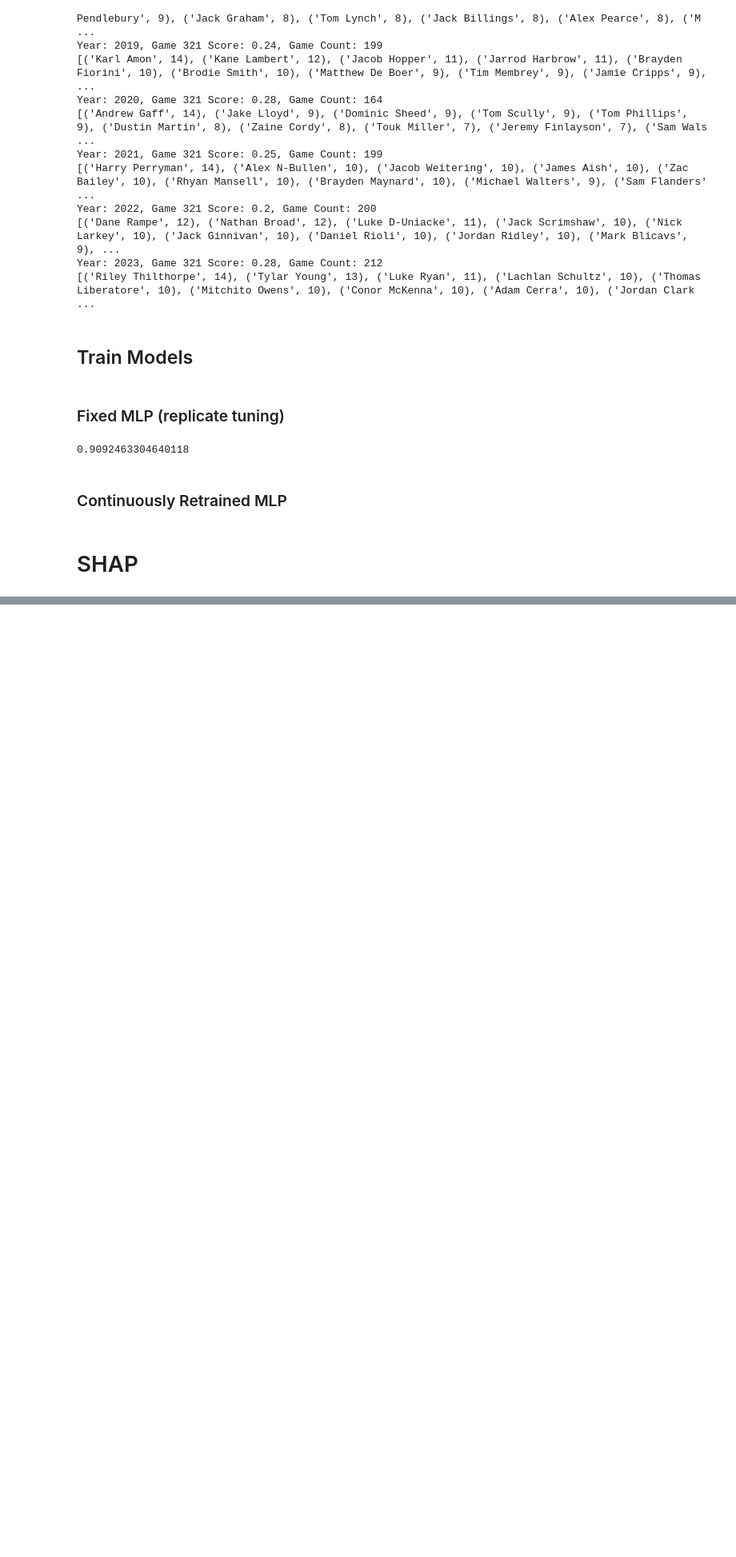
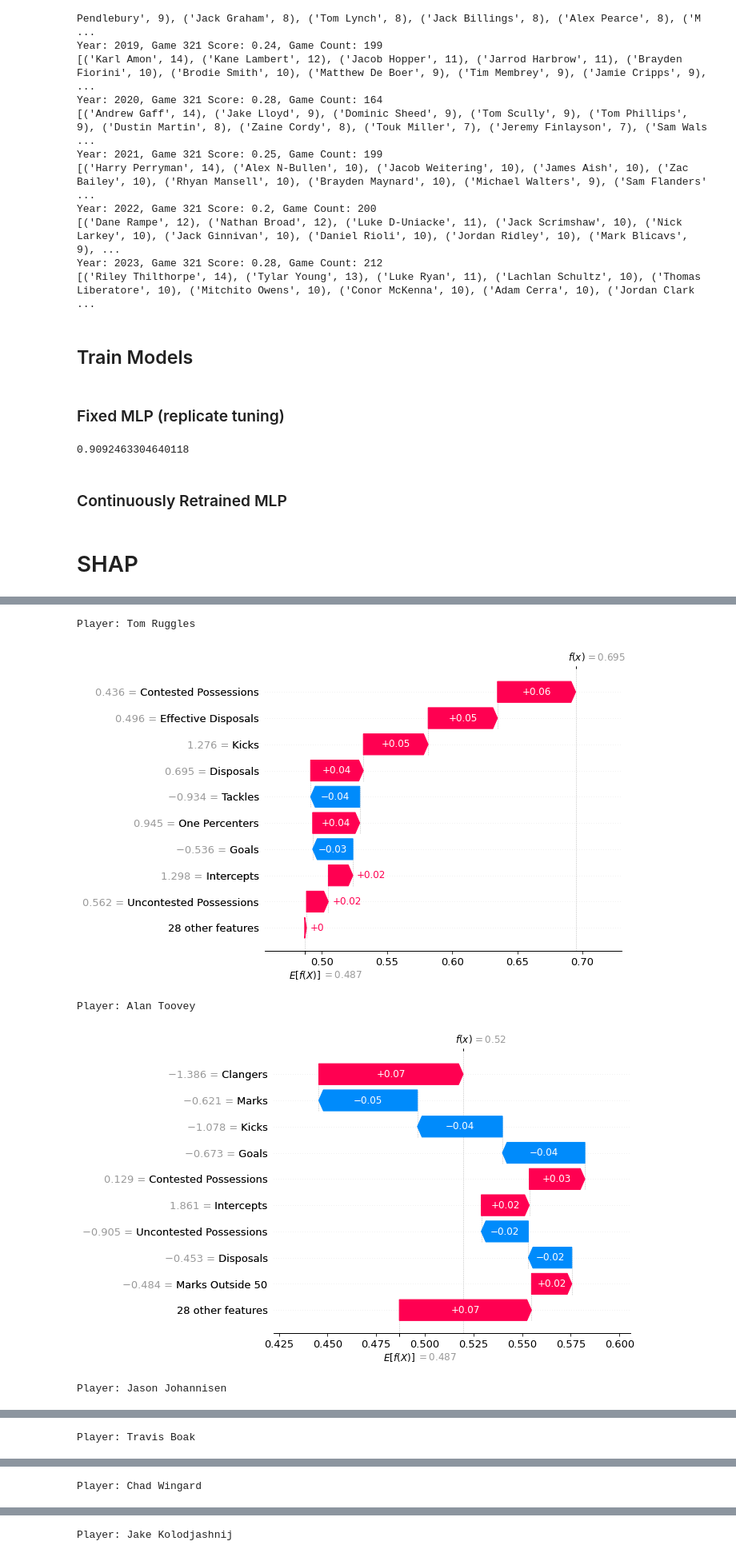
Before and after one commit to TGChenZP/AFLBrownlowPredictor2024, a Jupyter notebook: notebooks/7_BuildingFinalModel_ML.ipynb, the cells around one changed output, grey strips where cells are left out. Shown at 80% size. Cells and saved outputs as stored; diff of their text form; code cells hidden in the pictures; blank space fills up the shorter version.

```diff
--- a/notebooks/7_BuildingFinalModel_ML.ipynb
+++ b/notebooks/7_BuildingFinalModel_ML.ipynb
@@ -576,0 +573,23 @@ shap.summary_plot(shap_values, background_data[list(
+# %%
+import shap
+import matplotlib.pyplot as plt
+
+# Assuming 'Player' is a column in your background_data DataFrame
+for i in range(10):
+    print(f'Player: {background_data.iloc[i]["Player"]}')
+
+    # Generate SHAP waterfall plot for the i-th instance
+    shap.plots.waterfall(
+        shap.Explanation(
+            values=shap_values[i],
+            base_values=explainer.expected_value,
+            data=background_data[list(
+                list(feature_importance_ordering.keys())[36])].iloc[i]
+        )
+    )
+# %% [output]
+Player: Tom Ruggles
+[figure, added]
+Player: Alan Toovey
+[figure, added]
+Player: Jason Johannisen
@@ -576,0 +597 @@ shap.summary_plot(shap_values, background_data[list(
+Player: Travis Boak
@@ -576,0 +599 @@ shap.summary_plot(shap_values, background_data[list(
+Player: Chad Wingard
@@ -576,0 +601 @@ shap.summary_plot(shap_values, background_data[list(
+Player: Jake Kolodjashnij
```
Also changed, not shown: parts of 8 cells of this notebook.
